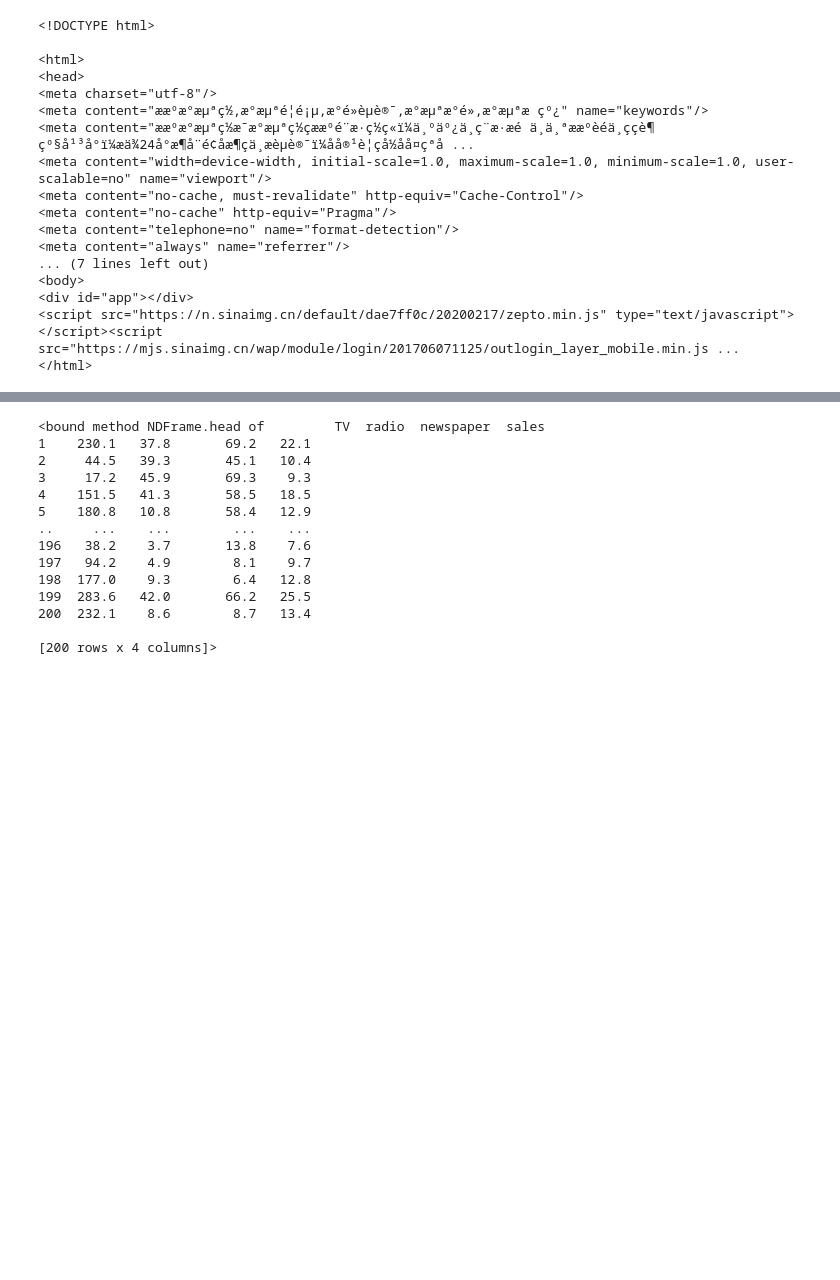
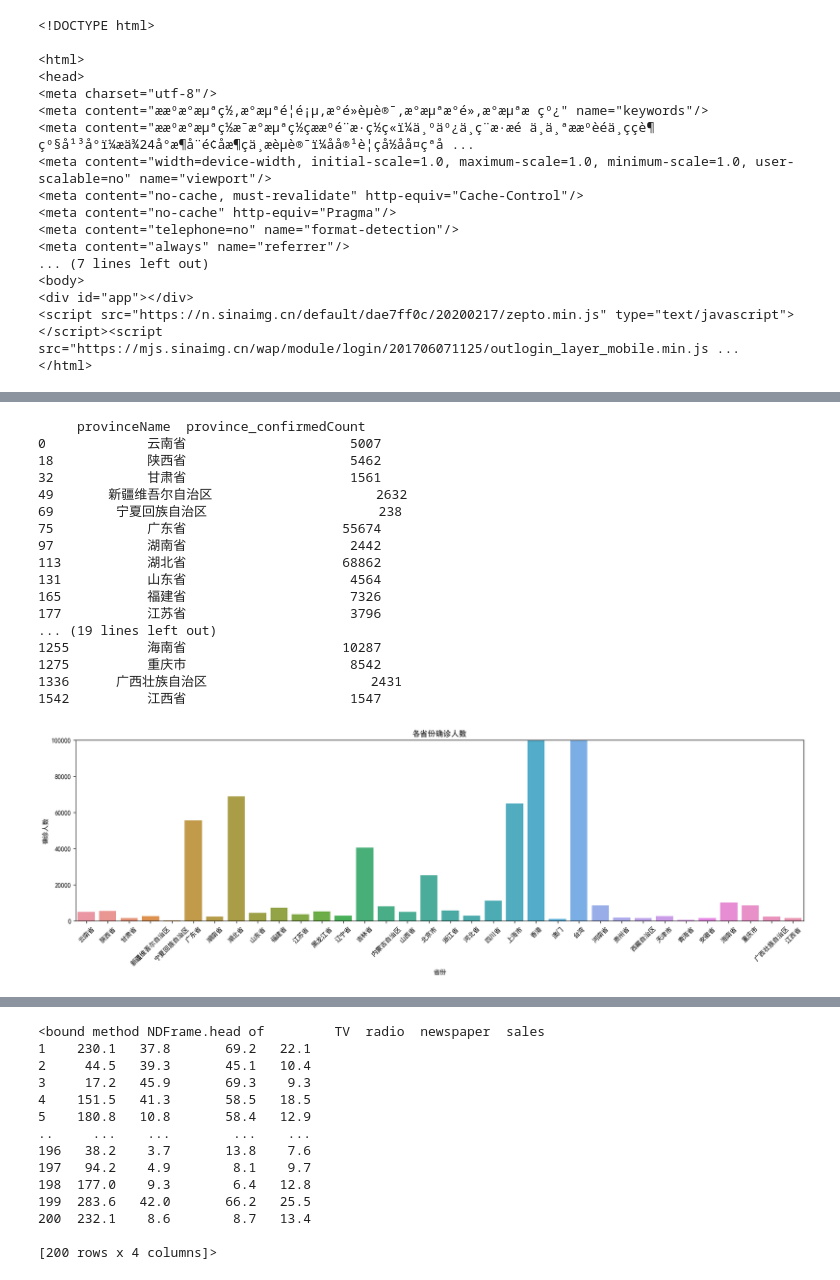
Before and after one commit to inspireMeNow/python-practice, a Jupyter notebook: day14/main.ipynb, the cells around one changed output, grey strips where cells are left out. Drawn from its saved outputs; the diff is of its cells as text; code cells hidden in the pictures; blank space fills up the shorter version.

Commit message:
add covid data analyze in day14 practice

```diff
--- a/day14/main.ipynb
+++ b/day14/main.ipynb
@@ -85,3 +146,12 @@ print(soup)
 <div id="app"></div>
 <script src="https://n.sinaimg.cn/default/dae7ff0c/20200217/zepto.min.js" type="text/javascript"></script><script src="https://mjs.sinaimg.cn/wap/module/login/201706071125/outlogin_layer_mobile.min.js ...
 </html>
+# %%
+import pandas as pd
+import pyecharts.options as opts
+from pyecharts.charts import Map
+from pyecharts.globals import CurrentConfig, NotebookType
+CurrentConfig.NOTEBOOK_TYPE = NotebookType.JUPYTER_LAB
+CurrentConfig.ONLINE_HOST
+covid_data = pd.read_csv('DXYArea.csv')
+print(covid_data.columns)
@@ -87,0 +167,37 @@ print(soup)
+# %%
+import seaborn as sns
+import matplotlib.pyplot as plt
+new_data = covid_data[covid_data['countryName'] == '中国']
+new_data = new_data[['provinceName', 'province_confirmedCount']]
+new_data = new_data.drop_duplicates(subset='provinceName')
+new_data = new_data.loc[new_data['provinceName'] != '中国']
+new_data.to_csv('中国疫情数据.csv')
+print(new_data)
+plt.figure(figsize=(20, 5))
+sns.barplot(x='provinceName', y='province_confirmedCount',
+            data=new_data, errorbar=None)
+plt.title("各省份确诊人数")
+plt.xlabel('省份')
+plt.xticks(rotation=45)
+plt.ylabel('确诊人数')
+plt.ylim(0,100000)
+plt.show()
+# %% [output]
+     provinceName  province_confirmedCount
+0             云南省                     5007
+18            陕西省                     5462
+32            甘肃省                     1561
+49       新疆维吾尔自治区                     2632
+69        宁夏回族自治区                      238
+75            广东省                    55674
+97            湖南省                     2442
+113           湖北省                    68862
+131           山东省                     4564
+165           福建省                     7326
+177           江苏省                     3796
+... (19 lines left out)
+1255          海南省                    10287
+1275          重庆市                     8542
+1336      广西壮族自治区                     2431
+1542          江西省                     1547
+[figure, added]
```
Also changed, not shown: parts of 5 cells of this notebook, 6 other files.
